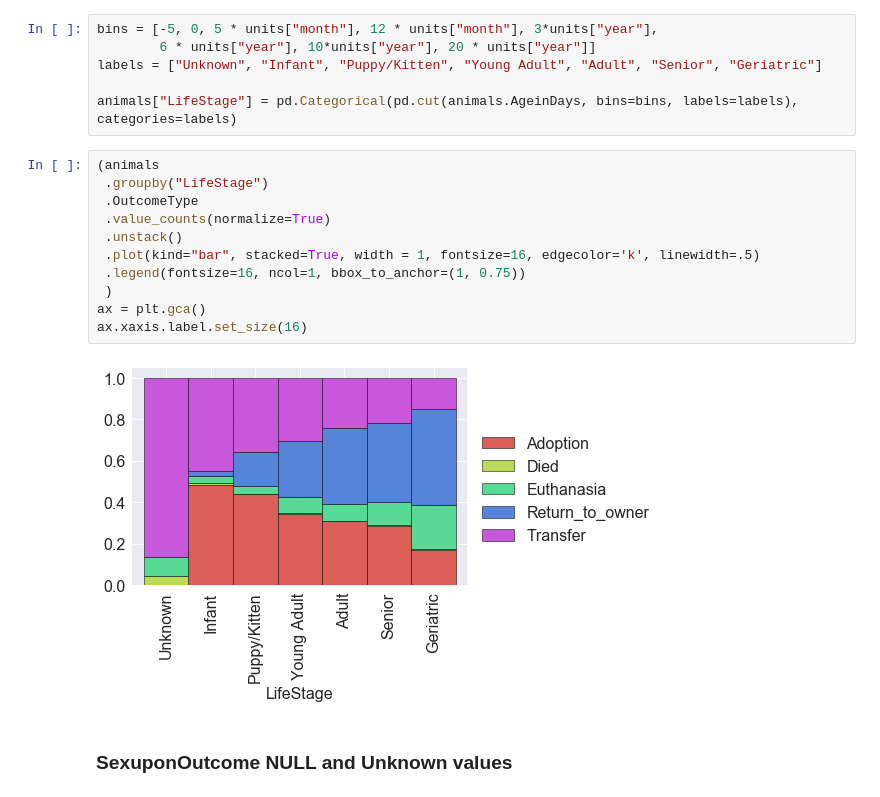
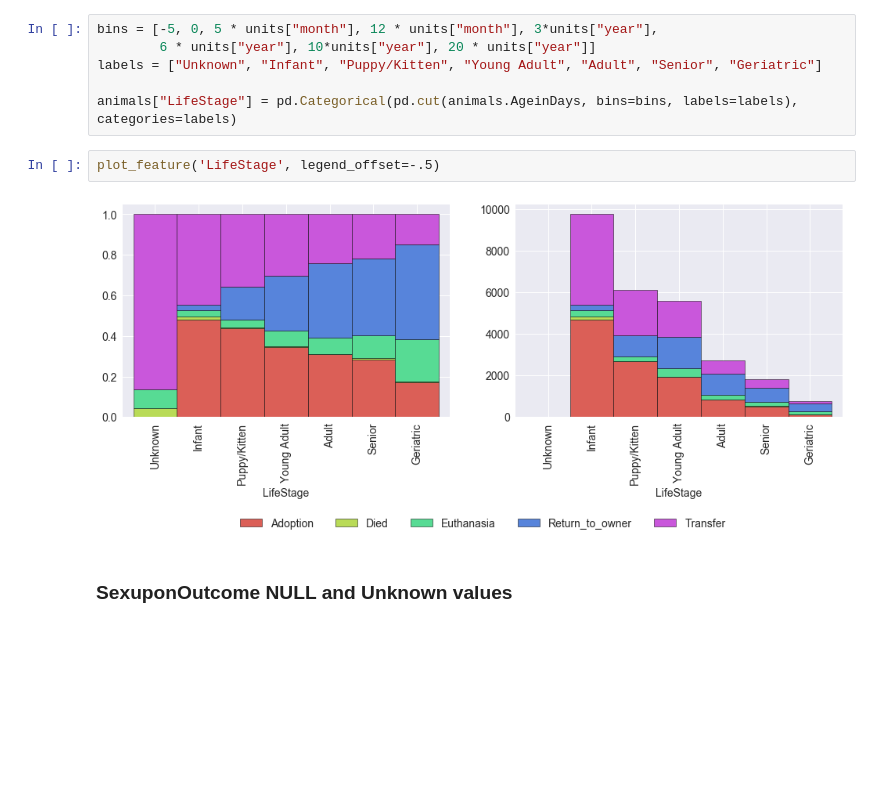
Before and after one commit to mspinelli/animal_shelter, a Jupyter notebook: DataExplore.ipynb, the cells around one changed output. Saved outputs shown, nothing was run; the diff lists cells and outputs as text; blank space fills up the shorter version.

```diff
--- a/DataExplore.ipynb
+++ b/DataExplore.ipynb
@@ -253,19 +253,10 @@ bins = [-5, 0, 5 * units["month"], 12 * units["month"], 3*units["year"],
 labels = ["Unknown", "Infant", "Puppy/Kitten", "Young Adult", "Adult", "Senior", "Geriatric"]
 
 animals["LifeStage"] = pd.Categorical(pd.cut(animals.AgeinDays, bins=bins, labels=labels), categories=labels)
-# %%
-(animals
- .groupby("LifeStage")
- .OutcomeType
- .value_counts(normalize=True)
- .unstack()
- .plot(kind="bar", stacked=True, width = 1, fontsize=16, edgecolor='k', linewidth=.5)
- .legend(fontsize=16, ncol=1, bbox_to_anchor=(1, 0.75))
- )
-ax = plt.gca()
-ax.xaxis.label.set_size(16)
-# %% [output]
-[figure, removed]
+# %%
+plot_feature('LifeStage', legend_offset=-.5)
+# %% [output]
+[figure, added]
 # %% [markdown]
 ### SexuponOutcome NULL and Unknown values
 # %%
```
Also changed, not shown: parts of 33 cells of this notebook.
